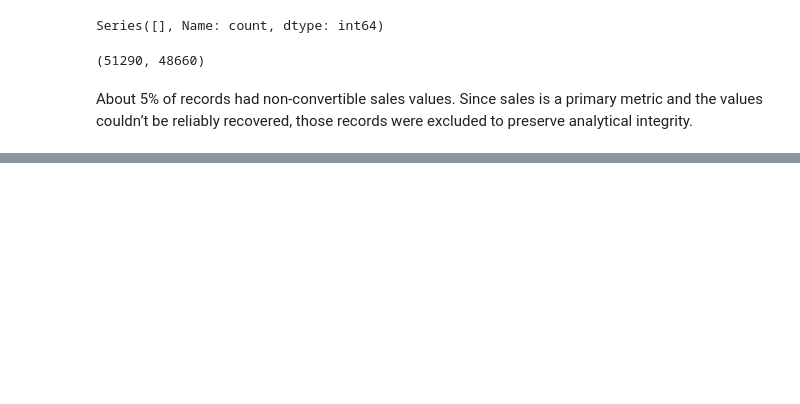
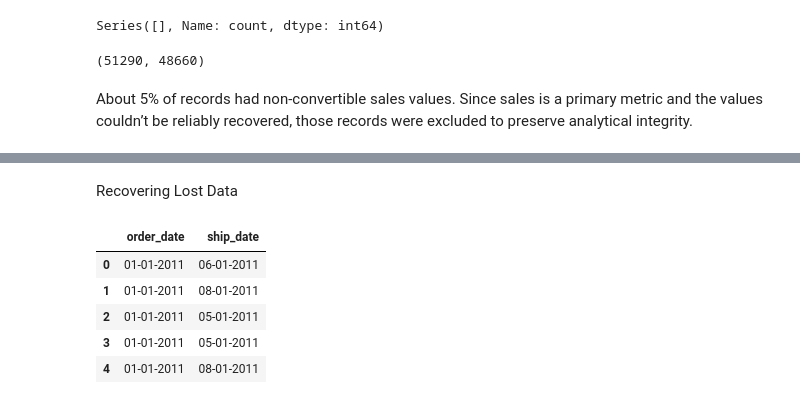
Before and after one commit to ayushbamaniya04-source/Business-Data-Analysis, a Jupyter notebook: notebook/analysis.ipynb, the cells around one changed output, grey strips where cells are left out. Cells and saved outputs as stored; diff of their text form; code cells hidden in the pictures; blank space fills up the shorter version.

```diff
--- a/notebook/analysis.ipynb
+++ b/notebook/analysis.ipynb
@@ -109,0 +137,12 @@ Since sales is a primary metric and the values couldn’t be reliably recovered,
+# %% [markdown]
+Recovering Lost Data
+# %%
+raw_df = pd.read_csv("../data/raw_data.csv")
+raw_df[['order_date', 'ship_date']].head()
+# %% [output]
+|  | order_date | ship_date |
+| 0 | 01-01-2011 | 06-01-2011 |
+| 1 | 01-01-2011 | 08-01-2011 |
+| 2 | 01-01-2011 | 05-01-2011 |
+| 3 | 01-01-2011 | 05-01-2011 |
+| 4 | 01-01-2011 | 08-01-2011 |
```
Also changed, not shown: parts of 18 cells of this notebook.
